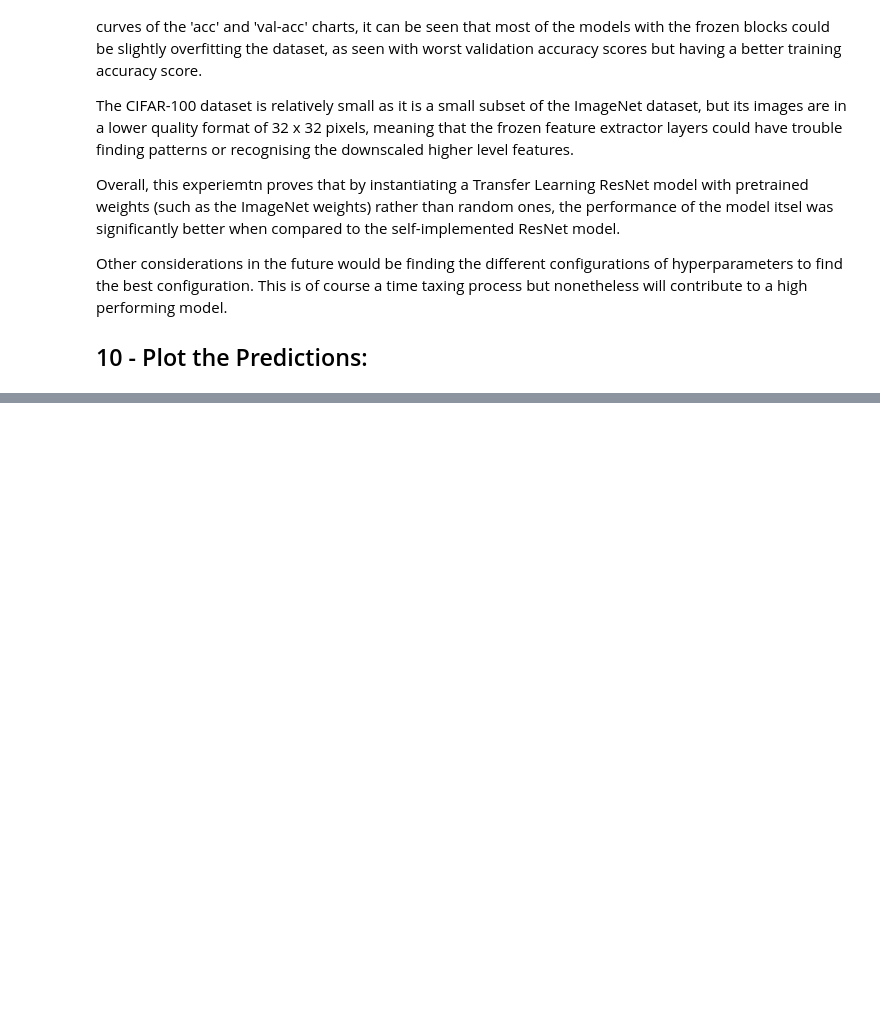
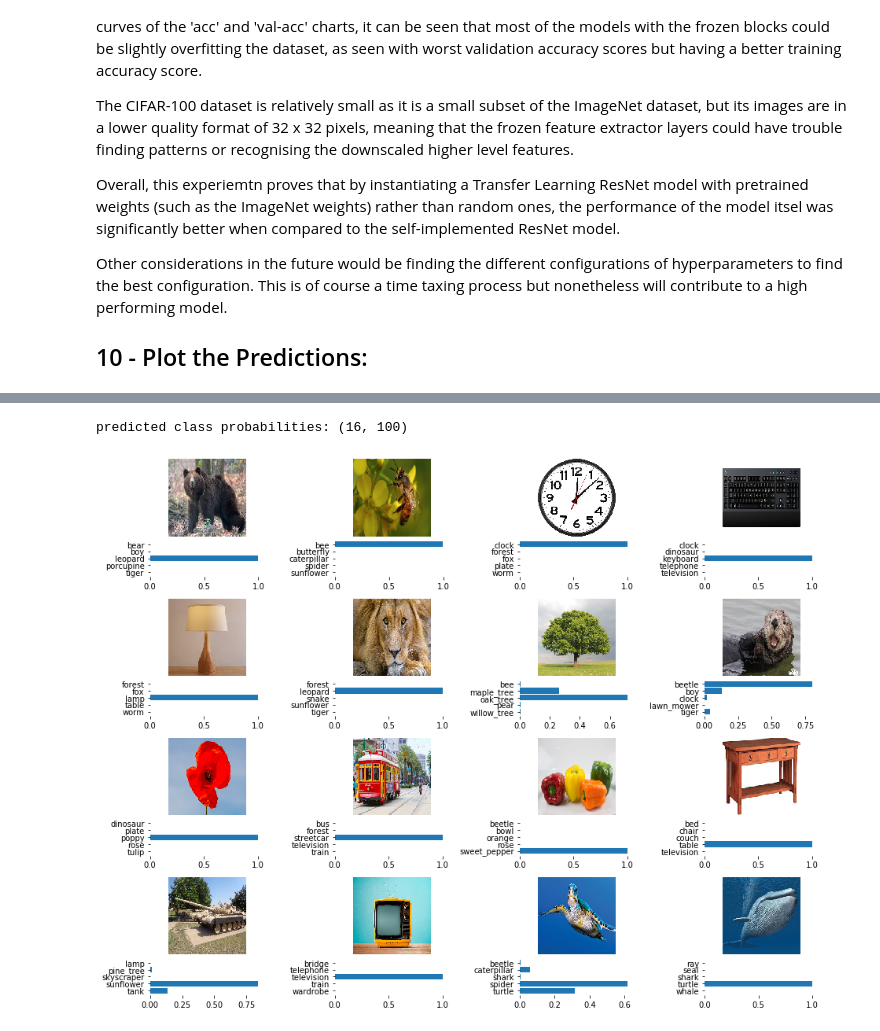
Before and after one commit to ylee9107/ComputerVisionTensorFlow2_myLearning, a Jupyter notebook: 4 - Influential Classifiers/Influential Classifiers_Notebook6.ipynb, the cells around one changed output, grey strips where cells are left out. Saved outputs shown, nothing was run; the diff lists cells and outputs as text; code cells hidden in the pictures; blank space fills up the shorter version.

```diff
--- a/4 - Influential Classifiers/Influential Classifiers_Notebook6.ipynb
+++ b/4 - Influential Classifiers/Influential Classifiers_Notebook6.ipynb
@@ -977,0 +977,11 @@ Although this is not the end of this project, it does conclude the 1st notebook
+# %%
+# Locate the folder of images:
+testing_filenames = glob.glob(os.path.join('Testing Images from Web 2', '*'))
+
+# testing_filenames = glob.glob(os.path.join('res', '*'))
+
+# Load in the images:
+testing_imgs = np.asarray( [load_image(file, size = input_shape[:2]) for file in testing_filenames] )
+
+# Checkout the image shape:
+print("Testing Images: {}".format(testing_imgs.shape))
@@ -977,0 +998,28 @@ Although this is not the end of this project, it does conclude the 1st notebook
+# %%
+# Define the batch of images:
+img_batch = testing_imgs[:16]
+
+# Perform the testing image resize:
+cifar_original_imgSize = cifarData_info.features['image'].shape[:2]
+
+# sized to 32x32 pixels.
+image_batch_lowQuality = tf.image.resize(images = img_batch,
+                                         size = cifar_original_imgSize)
+# sized to 224x224 pixels.
+image_batch_lowQuality = tf.image.resize(images = image_batch_lowQuality,
+                                         size = input_shape[:2])
+
+# Predictions:
+predictions = resnet50_finetune.predict_on_batch(image_batch_lowQuality)
+print("predicted class probabilities: {}".format(predictions.shape))
+
+# Plot: using the utility funcs.
+class_readable_labels = cifarData_info.features['label'].names
+top5_labels, top5_probs = process_predictions(predictions, class_readable_labels)
+
+display_predicitons(images = img_batch,
+                    topk_labels = top5_labels,
+                    topk_probabilities = top5_probs)
+# %% [output]
+predicted class probabilities: (16, 100)
+[figure, added]
```
Also changed, not shown: parts of 7 cells of this notebook.
